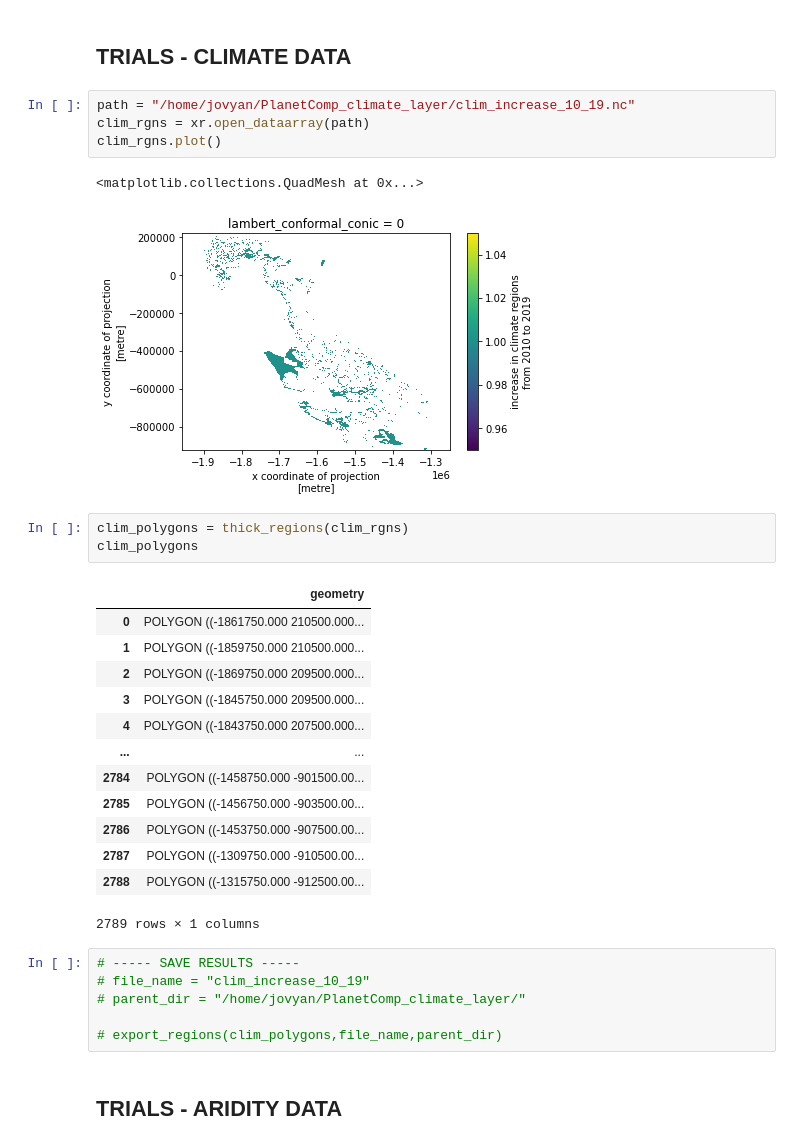
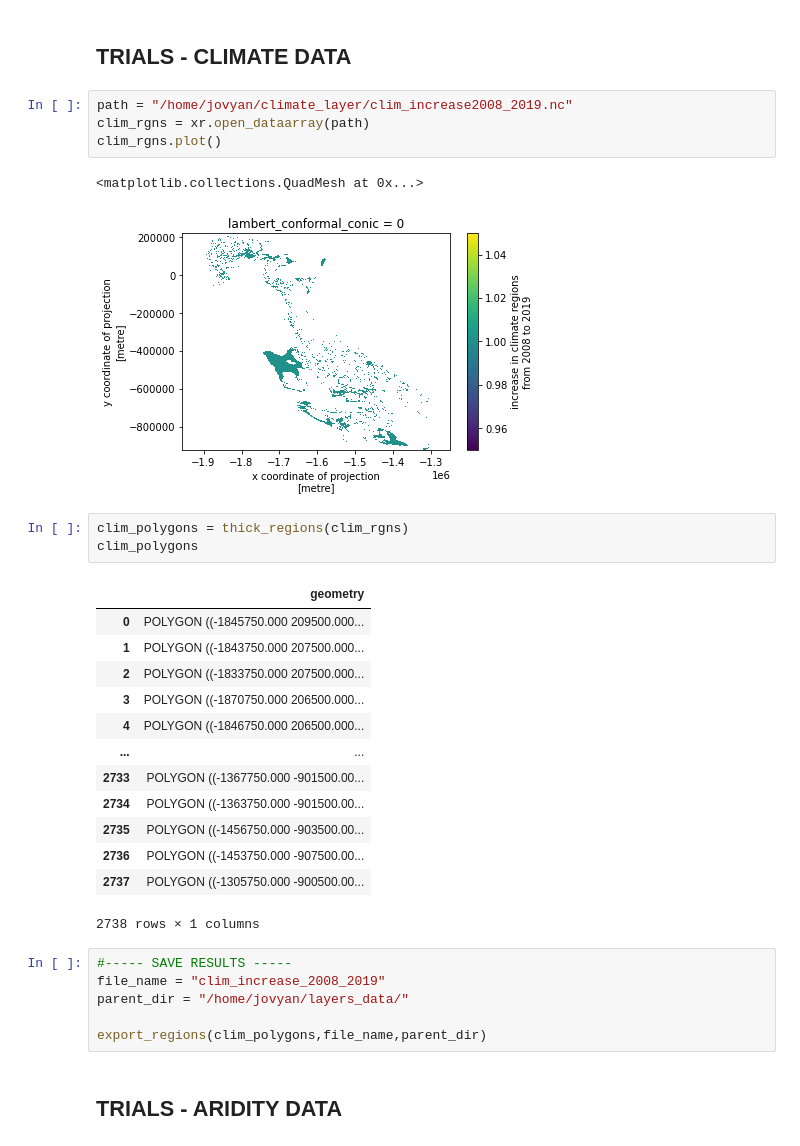
Before and after one commit to carmengg/PlanetComp_climate_layer, a Jupyter notebook: regions_FUNCTIONS.ipynb, the cells around one changed output. Saved outputs shown, nothing was run; the diff lists cells and outputs as text.

Commit message:
updated file names and minor updates

```diff
--- a/clim_regions_FUNCTIONS.ipynb
+++ b/regions_FUNCTIONS.ipynb
@@ -89,35 +89,35 @@ def export_regions(regions,file_name,parent_dir):
 # %% [markdown]
 ## TRIALS - CLIMATE DATA
 # %%
-path = "/home/jovyan/PlanetComp_climate_layer/clim_increase_10_19.nc"
+path = "/home/jovyan/climate_layer/clim_increase2008_2019.nc"
 clim_rgns = xr.open_dataarray(path)
 clim_rgns.plot()
 # %% [output]
 <matplotlib.collections.QuadMesh at 0x...>
-[figure, old version]
+[figure, new version]
 # %%
 clim_polygons = thick_regions(clim_rgns)
 clim_polygons
 # %% [output]
 |  | geometry |
-| 0 | POLYGON ((-1861750.000 210500.000... |
-| 1 | POLYGON ((-1859750.000 210500.000... |
-| 2 | POLYGON ((-1869750.000 209500.000... |
-| 3 | POLYGON ((-1845750.000 209500.000... |
-| 4 | POLYGON ((-1843750.000 207500.000... |
+| 0 | POLYGON ((-1845750.000 209500.000... |
+| 1 | POLYGON ((-1843750.000 207500.000... |
+| 2 | POLYGON ((-1833750.000 207500.000... |
+| 3 | POLYGON ((-1870750.000 206500.000... |
+| 4 | POLYGON ((-1846750.000 206500.000... |
 | ... | ... |
-| 2784 | POLYGON ((-1458750.000 -901500.00... |
-| 2785 | POLYGON ((-1456750.000 -903500.00... |
-| 2786 | POLYGON ((-1453750.000 -907500.00... |
-| 2787 | POLYGON ((-1309750.000 -910500.00... |
-| 2788 | POLYGON ((-1315750.000 -912500.00... |
+| 2733 | POLYGON ((-1367750.000 -901500.00... |
+| 2734 | POLYGON ((-1363750.000 -901500.00... |
+| 2735 | POLYGON ((-1456750.000 -903500.00... |
+| 2736 | POLYGON ((-1453750.000 -907500.00... |
+| 2737 | POLYGON ((-1305750.000 -900500.00... |
-2789 rows × 1 columns
+2738 rows × 1 columns
 # %%
-# ----- SAVE RESULTS -----
-# file_name = "clim_increase_10_19"
-# parent_dir = "/home/jovyan/PlanetComp_climate_layer/"
+#----- SAVE RESULTS -----
+file_name = "clim_increase_2008_2019"
+parent_dir = "/home/jovyan/layers_data/"
 
-# export_regions(clim_polygons,file_name,parent_dir)
+export_regions(clim_polygons,file_name,parent_dir)
 # %% [markdown]
 ## TRIALS - ARIDITY DATA
 # %%
```
Also changed, not shown: parts of 2 cells of this notebook, 2 other files.
